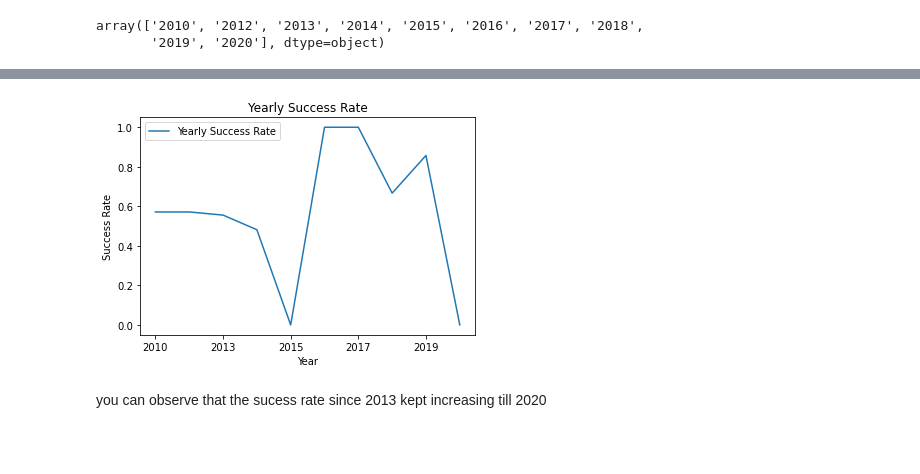
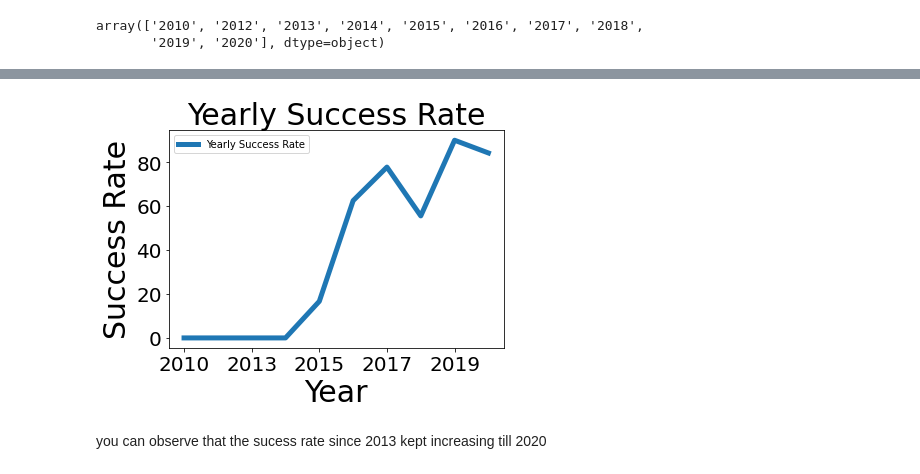
Before and after one commit to Kantarelis/IBM-Data-Science-Professional-Certificate, a Jupyter notebook: SpaceY-EDA_Datavizualization-Part3b.ipynb, the cells around one changed output, grey strips where cells are left out. Cells and saved outputs as stored; diff of their text form; code cells hidden in the pictures; blank space fills up the shorter version.

```diff
--- a/SpaceY-EDA_Datavizualization-Part3b.ipynb
+++ b/SpaceY-EDA_Datavizualization-Part3b.ipynb
@@ -311,15 +380,15 @@ true_2020  = len((df[df['Outcome'].str.startswith('True ') & df['Date'].str.star
 # %%
 # Calculating the yearly success rate
-succ_rate_2010  = leo_true / leo_tot
-succ_rate_2012  = iss_true / iss_tot
-succ_rate_2013   = po_true / po_tot
-succ_rate_2014  = gto_true / gto_tot
-succ_rate_2015 = esl1_true / esl1_tot
-succ_rate_2016  = sso_true / sso_tot
-succ_rate_2017  = heo_true / heo_tot
-succ_rate_2018  = meo_true / meo_tot
-succ_rate_2019 = vleo_true / vleo_tot
-succ_rate_2020   = so_true / so_tot
+succ_rate_2010  = (true_2010 / tot_2010) * 100
+succ_rate_2012  = (true_2012 / tot_2012) * 100
+succ_rate_2013   = (true_2013 / tot_2013) * 100
+succ_rate_2014  = (true_2014 / tot_2014) * 100
+succ_rate_2015 = (true_2015 / tot_2015) * 100
+succ_rate_2016  = (true_2016 / tot_2016) * 100
+succ_rate_2017  = (true_2017 / tot_2017) * 100
+succ_rate_2018  = (true_2018 / tot_2018) * 100
+succ_rate_2019 = (true_2019 / tot_2019) * 100
+succ_rate_2020   = (true_2020 / tot_2020) * 100
 yearly_success_rate = [succ_rate_2010, succ_rate_2012, succ_rate_2013, succ_rate_2014, succ_rate_2015, succ_rate_2016, succ_rate_2017, succ_rate_2018, succ_rate_2019, succ_rate_2020]
 yearly_success_rate
 # %% [output]
@@ -353,12 +422,14 @@ year_pandas
 # %%
 # Plot a line chart with x axis to be the extracted year and y axis to be the success rate
-year_pandas.plot()
-plt.title('Yearly Success Rate')
-plt.xlabel('Year')
-plt.ylabel('Success Rate')
+year_pandas.plot(lw=5)
+plt.title('Yearly Success Rate', fontsize=30)
+plt.xlabel('Year', fontsize=30)
+plt.ylabel('Success Rate', fontsize=30)
+plt.xticks(fontsize=20)
+plt.yticks(fontsize=20)
 plt.show()
 # %% [output]
-[figure, old version]
+[figure, new version]
 # %% [markdown]
 you can observe that the sucess rate since 2013 kept increasing till 2020
 # %% [markdown]
```
Also changed, not shown: parts of 10 cells of this notebook.
